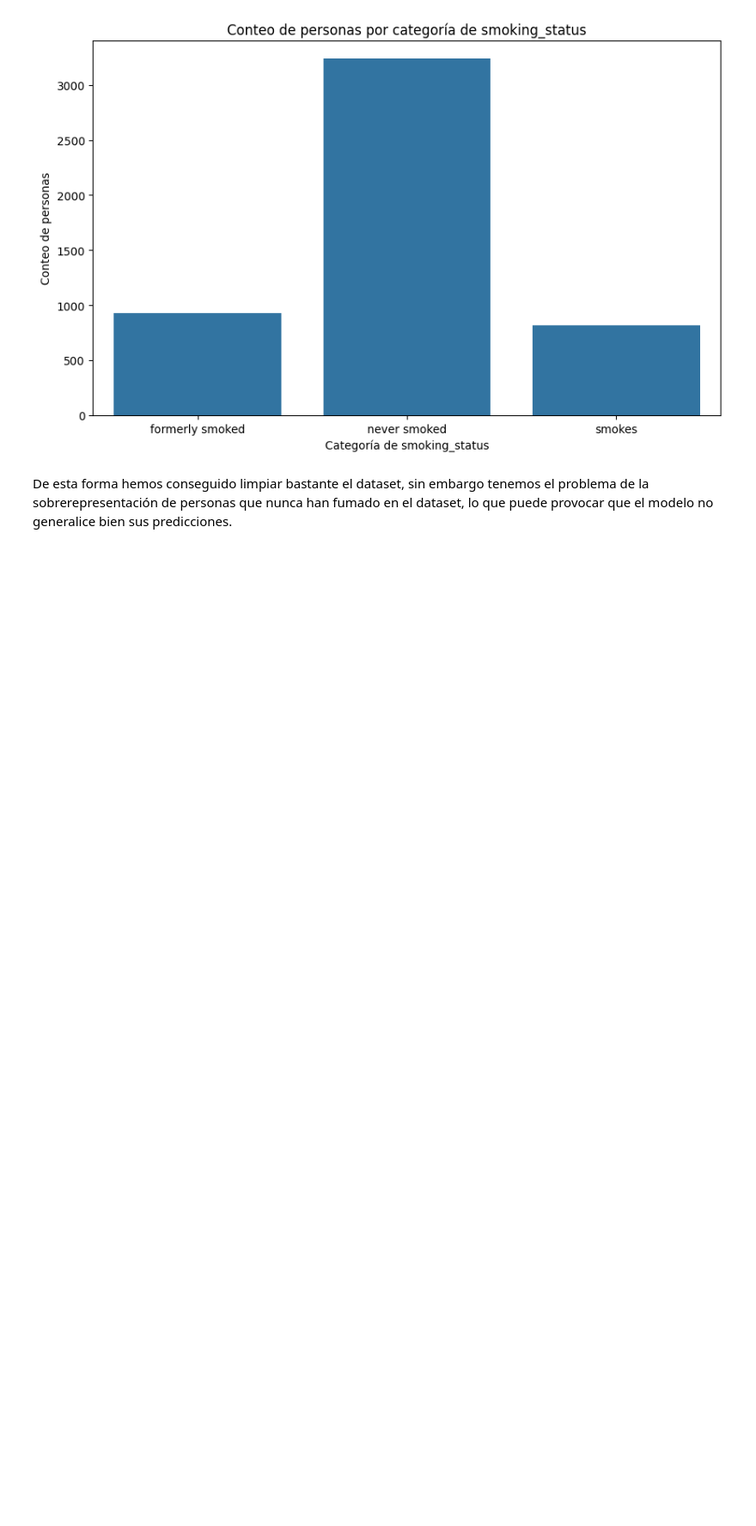
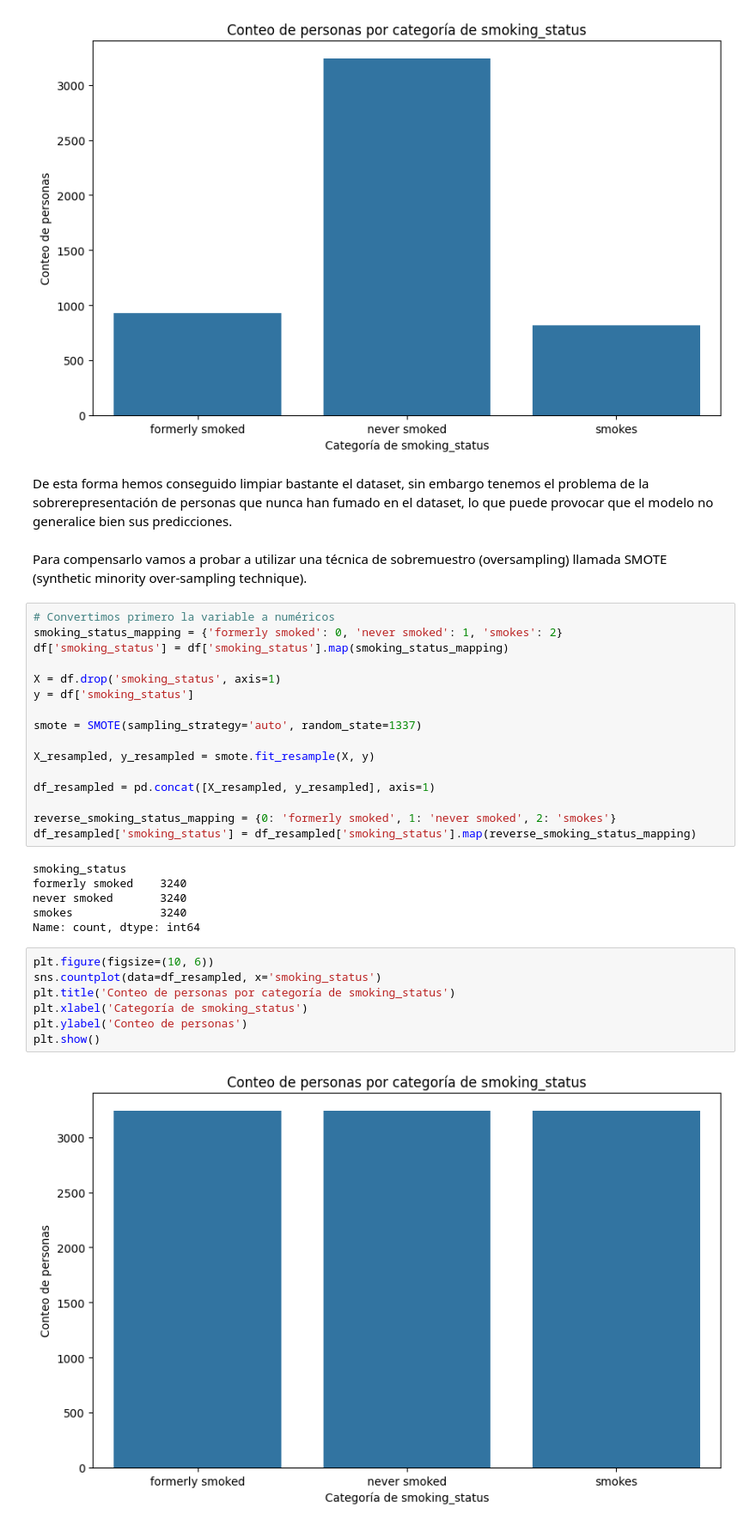
Before and after one commit to carrillo-p/DS_Grupo3, a Jupyter notebook: models/catboost/EDA.ipynb, the cells around one changed output. Shown: that part at 86% size. Saved outputs shown, nothing was run; the diff lists cells and outputs as text; blank space fills up the shorter version.

Commit message:
oversampling con SMOTE

```diff
--- a/models/catboost/EDA.ipynb
+++ b/models/catboost/EDA.ipynb
@@ -295,3 +295,36 @@ plt.show()
 [figure]
 # %% [markdown]
 De esta forma hemos conseguido limpiar bastante el dataset, sin embargo tenemos el problema de la sobrerepresentación de personas que nunca han fumado en el dataset, lo que puede provocar que el modelo no generalice bien sus predicciones.
+# %% [markdown]
+Para compensarlo vamos a probar a utilizar una técnica de sobremuestro (oversampling) llamada SMOTE (synthetic minority over-sampling technique).
+# %%
+# Convertimos primero la variable a numéricos
+smoking_status_mapping = {'formerly smoked': 0, 'never smoked': 1, 'smokes': 2}
+df['smoking_status'] = df['smoking_status'].map(smoking_status_mapping)
+
+X = df.drop('smoking_status', axis=1)
+y = df['smoking_status']
+
+smote = SMOTE(sampling_strategy='auto', random_state=1337)
+
+X_resampled, y_resampled = smote.fit_resample(X, y)
+
+df_resampled = pd.concat([X_resampled, y_resampled], axis=1)
+
+reverse_smoking_status_mapping = {0: 'formerly smoked', 1: 'never smoked', 2: 'smokes'}
+df_resampled['smoking_status'] = df_resampled['smoking_status'].map(reverse_smoking_status_mapping)
+# %% [output]
+smoking_status
+formerly smoked    3240
+never smoked       3240
+smokes             3240
+Name: count, dtype: int64
+# %%
+plt.figure(figsize=(10, 6))
+sns.countplot(data=df_resampled, x='smoking_status')
+plt.title('Conteo de personas por categoría de smoking_status')
+plt.xlabel('Categoría de smoking_status')
+plt.ylabel('Conteo de personas')
+plt.show()
+# %% [output]
+[figure, added]
```
Also changed, not shown: parts of 2 cells of this notebook, 1 other file.
